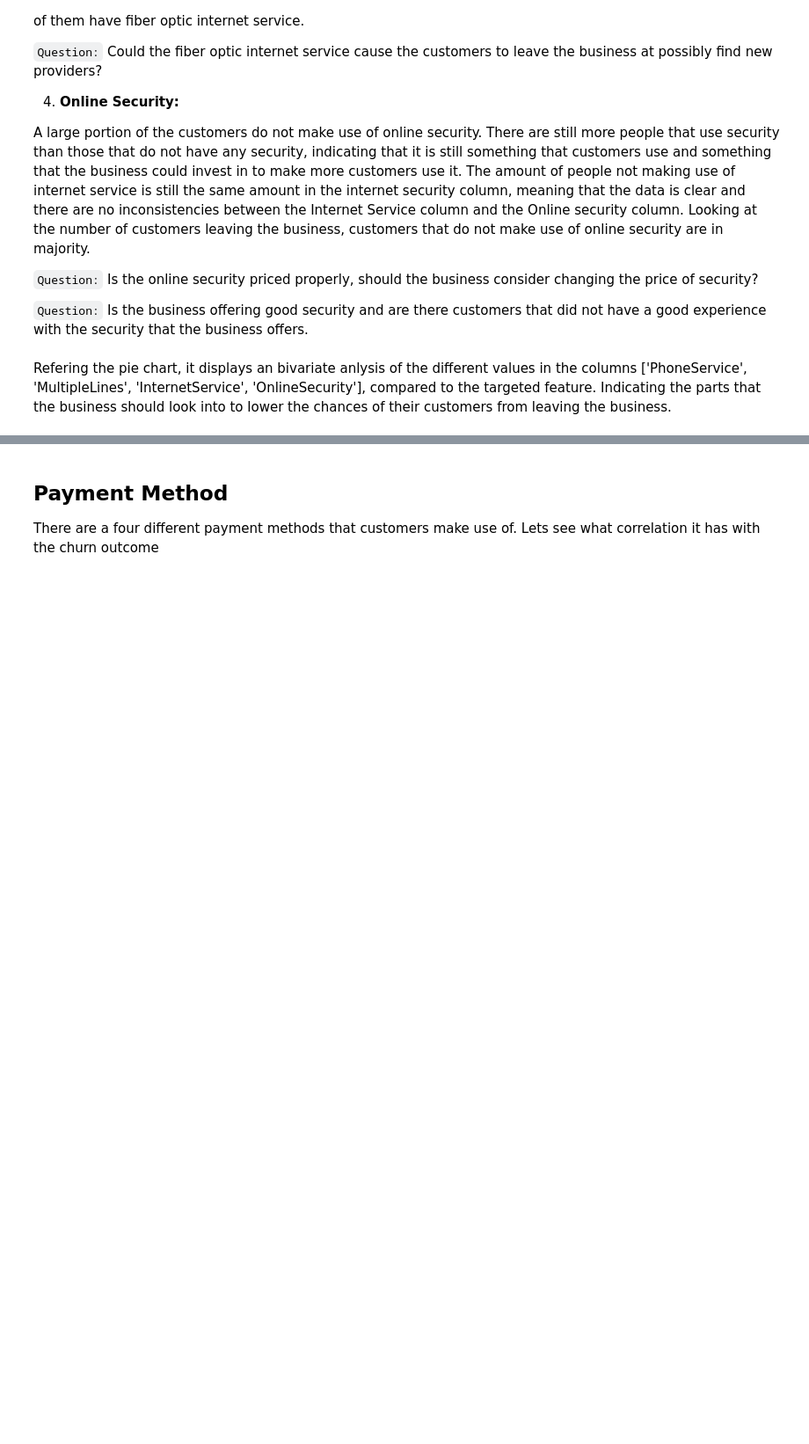
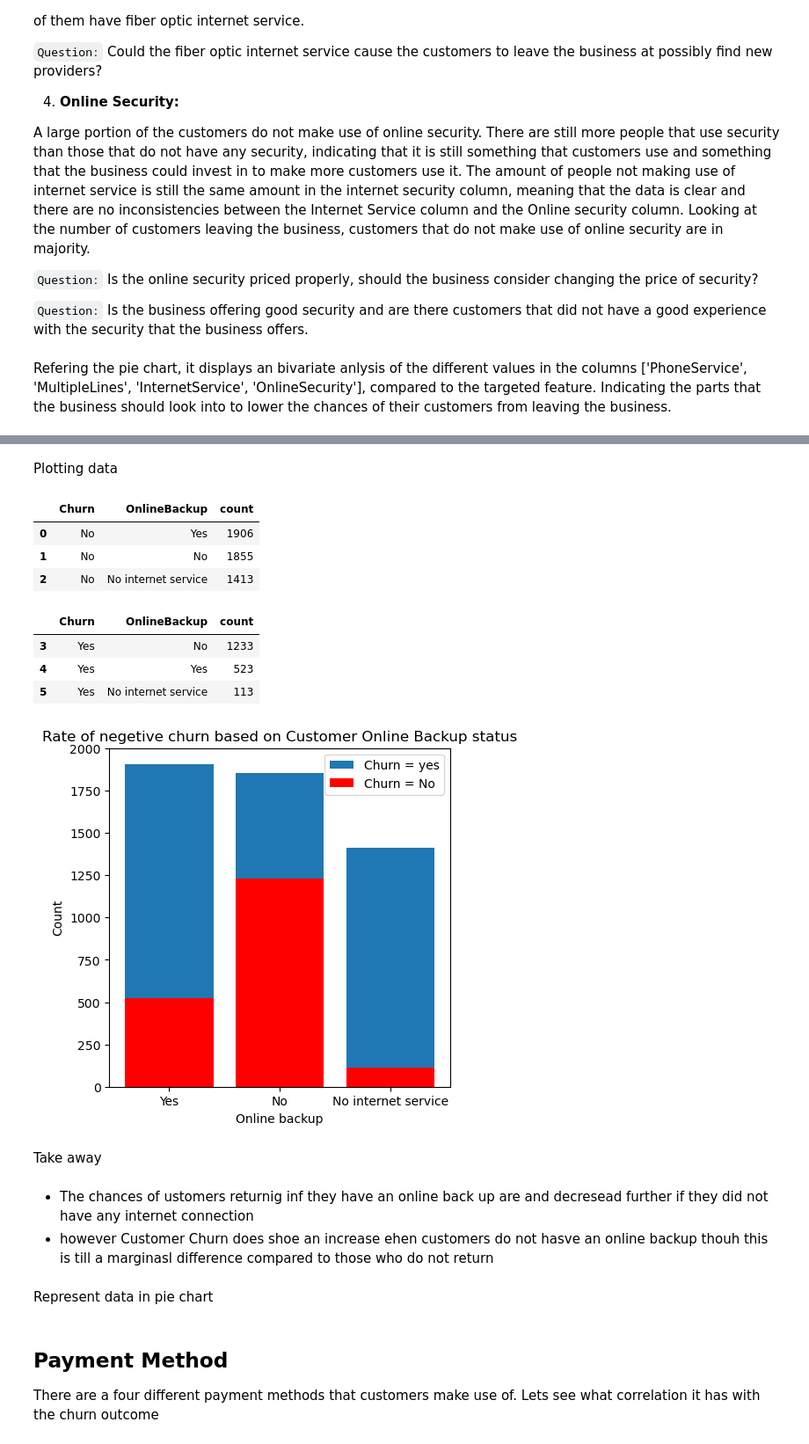
Before and after one commit to PreciousNosiphoDonkrag/MLG382_Projects, a Jupyter notebook: project_2/customer_churn.ipynb, the cells around one changed output, grey strips where cells are left out. Shown at 88% size. Cells and saved outputs as stored; diff of their text form; code cells hidden in the pictures; blank space fills up the shorter version.

Commit message:
added Online Backup Column analysis

```diff
--- a/project_2/customer_churn.ipynb
+++ b/project_2/customer_churn.ipynb
@@ -514,0 +517,3 @@ Refering the pie chart, it displays an bivariate anlysis of the different values
+# %%
+Ol_Bkup = data_df[["OnlineBackup","Churn"]]
+Ol_Bkup
@@ -514,0 +536,8 @@ Refering the pie chart, it displays an bivariate anlysis of the different values
+# %%
+OB_Summ= pd.DataFrame(
+    Ol_Bkup.groupby("Churn")
+    .value_counts()
+    .reset_index()
+)
+
+OB_Summ
@@ -514,0 +552,39 @@ Refering the pie chart, it displays an bivariate anlysis of the different values
+# %% [markdown]
+Plotting data
+# %%
+ChurnN = OB_Summ[OB_Summ["Churn"] == "No"]
+ChurnN
+# %% [output]
+|  | Churn | OnlineBackup | count |
+| 0 | No | Yes | 1906 |
+| 1 | No | No | 1855 |
+| 2 | No | No internet service | 1413 |
+# %%
+ChurnY = OB_Summ[OB_Summ["Churn"] == "Yes"]
+ChurnY
+# %% [output]
+|  | Churn | OnlineBackup | count |
+| 3 | Yes | No | 1233 |
+| 4 | Yes | Yes | 523 |
+| 5 | Yes | No internet service | 113 |
+# %%
+plt.figure(figsize = (5,5))
+plt.bar(ChurnN["OnlineBackup"],ChurnN["count"])
+plt.bar(ChurnY["OnlineBackup"],ChurnY["count"], color = ("r"))
+plt.xlabel("Online backup")
+plt.ylabel("Count")
+plt.title("Rate of negetive churn based on Customer Online Backup status")
+plt.legend(labels={"Churn = No","Churn = yes"})
+
+plt.show()
+# %% [output]
+[figure, added]
+# %% [markdown]
+Take away
+# %% [markdown]
+- The chances of ustomers returnig inf they have an online back up are and decresead further if
+    they did not have any internet connection
+- however Customer Churn does shoe an increase ehen customers do not hasve an online backup thouh this is till
+    a marginasl difference compared to those who do not return
+# %% [markdown]
+Represent data in pie chart
```
Also changed, not shown: parts of 5 cells of this notebook.
